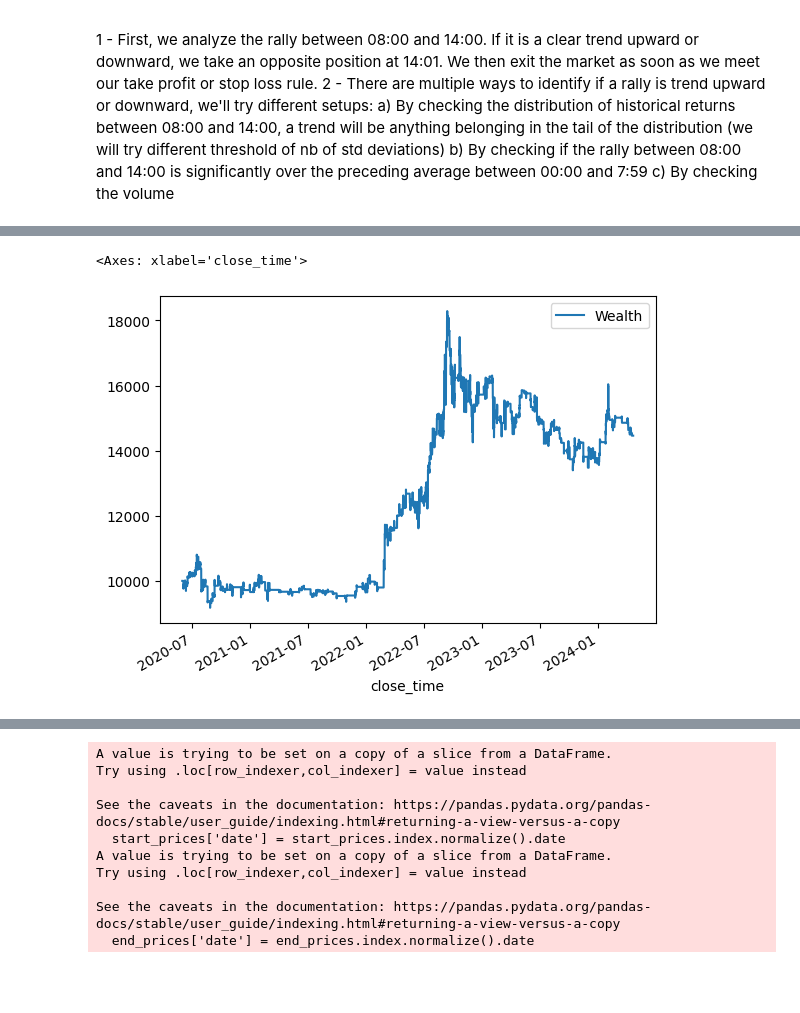
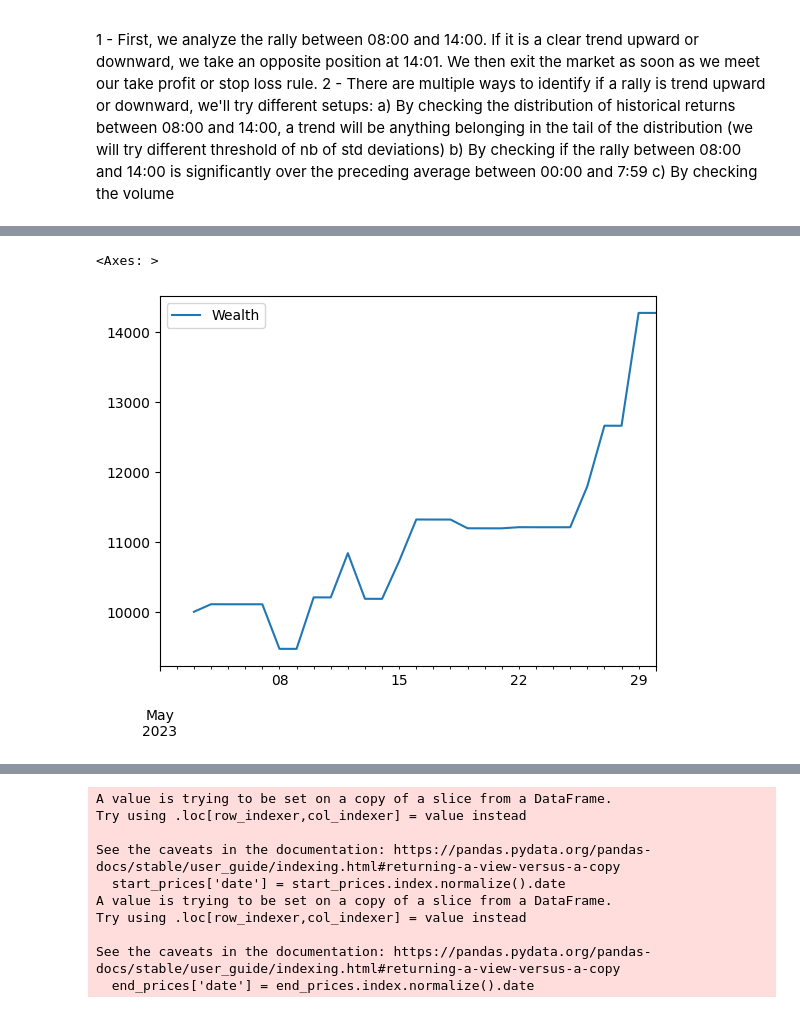
Before and after one commit to vtroude/QuantAndCo, a Jupyter notebook: Research/Forex_MeanReversion.ipynb, the cells around one changed output, grey strips where cells are left out. Drawn from its saved outputs; the diff is of its cells as text; code cells hidden in the pictures; blank space fills up the shorter version.

Commit message:
Strategy plot with signals and positions

```diff
--- a/Research/Forex_MeanReversion.ipynb
+++ b/Research/Forex_MeanReversion.ipynb
@@ -110,9 +12,9 @@ import numpy as np
 from datetime import datetime, timedelta
 import matplotlib.pyplot as plt
 
-df = pd.read_csv('/root/QuantAndCo/Data/forex/EUR_USD/1m/OHLC/2019-07-19 13:31:16_2024-04-19 16:11:16.csv')
-df.close_time = pd.to_datetime(df.close_time)
-df.set_index('close_time', inplace=True)
+#df = pd.read_csv('/root/QuantAndCo/Data/forex/EUR_USD/1h/OHLC/2019-07-19 13:31:16_2024-04-19 16:11:16.csv')
+#df.close_time = pd.to_datetime(df.close_time)
+#df.set_index('close_time', inplace=True)
 # %%
 def calculate_periodic_returns(df, start_time, end_time):
     df = df.copy()
@@ -209,13 +109,11 @@ def MeanReversionIntraday(df, start_time, end_time,
 def vectorized_backtesting(df, leverage, fees, initial_wealth=10_000, price_column='Close',
                            stop_loss=-1, take_profit=1):
 
-    import numpy as np
 
     # Avoid look-ahead bias by shifting the signal forward by one period
     # Signals effectively become actionable the next bar
-    df['signal'] = df['signal'].shift(1).fillna(0)
+    df['position'] = df['signal'].shift(1).fillna(0) * leverage
 
-    df['position'] = df['signal'] * leverage
 
     # Calculate daily returns for each asset
     df["return"] = df[price_column].pct_change().fillna(0)
@@ -223,7 +121,7 @@ def vectorized_backtesting(df, leverage, fees, initial_wealth=10_000, price_colu
     df["net_position_change"] = df['position'].diff().abs()
 
     # Calculate portfolio changes from returns
-    df['portfolio_change'] = df[f'position'] * df['return']
+    df['portfolio_change'] = df[f'position'].shift(1) * df['return']
 
     # Determine positions where we go from 0 to 1 or -1
     df['new_position'] = (df['position'] != 0) & (df['position'].shift(1) == 0)
@@ -235,17 +133,17 @@ def vectorized_backtesting(df, leverage, fees, initial_wealth=10_000, price_colu
     df['entry_price'].ffill(inplace=True)
 
     # Calculate unrealized pnl
-    df['unrealized_pnl'] = df["position"] * ( (df[price_column] - df['entry_price']) / df['entry_price'] )
+    df['unrealized_pnl'] = df["position"].shift(1) * ( (df[price_column] - df['entry_price']) / df['entry_price'] )
 
     df['stop_triggered'] = ((df['unrealized_pnl'] <= stop_loss) | (df['unrealized_pnl'] >= take_profit)).shift(1).fillna(False)
 
     df['position'] = df.apply(lambda row: 0 if row['stop_triggered'] else row['position'], axis=1)
 
     df['net_position_change'] = df['position'].diff().abs()
-    df['portfolio_change'] = df['position'] * df['return']
+    df['portfolio_change'] = df['position'].shift(1) * df['return']
 
     # Calculate cumulative wealth starting from initial_wealth
-    df['Wealth'] = (1+df['portfolio_change'] - fees * df["net_position_change"]).cumprod().shift(1) * initial_wealth
+    df['Wealth'] = (1+df['portfolio_change'] - fees * df["net_position_change"].shift(1)).cumprod() * initial_wealth
     df["fees"] = fees * df["Wealth"].shift(1) * df["net_position_change"].shift(1)
 
 
@@ -297,6 +214,29 @@ See the caveats in the documentation: https://pandas.pydata.org/pandas-docs/stab
+# %%
+# Set the start date
+start_date = pd.Timestamp('2023-05-01')  # Replace with your desired start date
+
+# Set the number of days
+num_days = N  # Replace with the desired number of days
+
+# Generate the date range
+date_range = pd.date_range(start=start_date, periods=num_days, freq='D')
+
+# Create an empty DataFrame with the generated date range as the index
+df = pd.DataFrame(index=date_range, data=X)
+df.columns=["Close"]
+# %%
+def mean_reverting_strategy(df, long_thres, short_thres, price_column="Close"):
+    df["signal"] = (df[price_column] <= long_thres) * 1 + (df[price_column] >= short_thres) * -1
+    return df
+
+mu = 1.1
+sigma = 0.05
+long_thres = mu - 1 * sigma
+short_thres = mu + 1 * sigma
+df = mean_reverting_strategy(df, long_thres, short_thres)
 # %%
-bt = vectorized_backtesting(signal_df, leverage=10, fees=0.00007)
+bt = vectorized_backtesting(df, leverage=1, fees=0.00007)
 bt[["Wealth"]].plot()
 # %% [output]
-<Axes: xlabel='close_time'>
+<Axes: >
-[figure, old version]
+[figure, new version]
```
Also changed, not shown: parts of 15 cells of this notebook, 4 other files.
